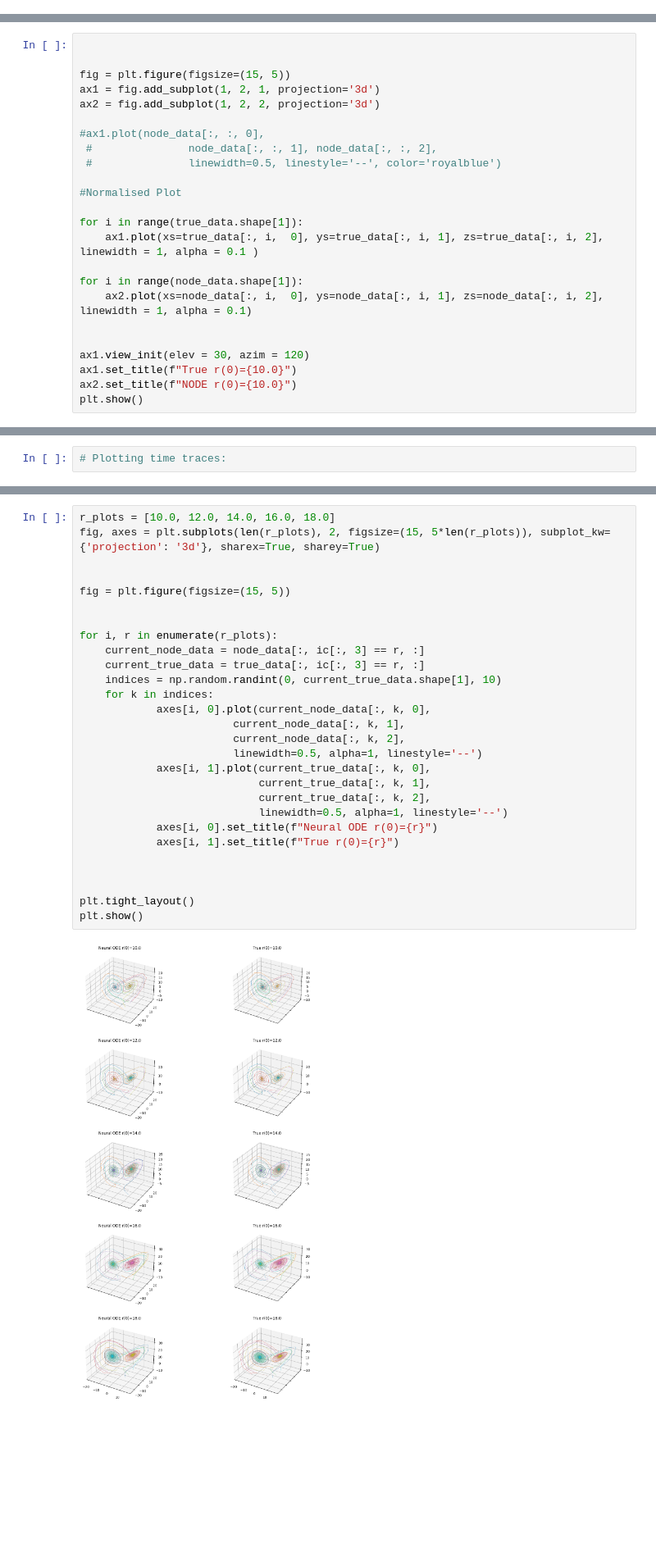
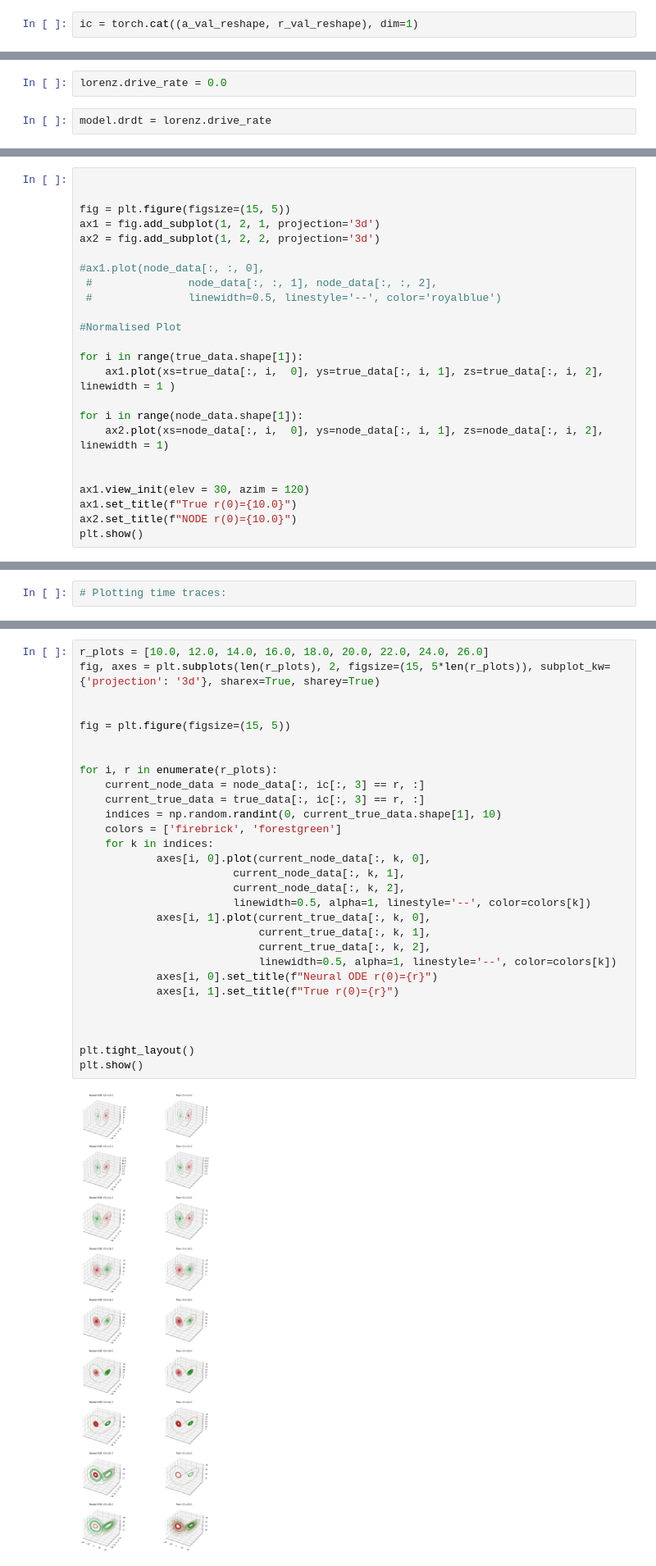
Before and after one commit to JPROSS18/JackRoss-PhD-Notes, a Jupyter notebook: NODE_Dynamic_Bifurcation_Parameter/NODE_v2_bif_lorenz_v1.ipynb, the cells around one changed output, grey strips where cells are left out. Shown at 82% size. Saved outputs shown, nothing was run; the diff lists cells and outputs as text; blank space fills up the shorter version.

Commit message:
Updating Lorenz

```diff
--- a/NODE_Dynamic_Bifurcation_Parameter/NODE_v2_bif_lorenz_v1.ipynb
+++ b/NODE_Dynamic_Bifurcation_Parameter/NODE_v2_bif_lorenz_v1.ipynb
@@ -149,0 +136,2 @@ ic = torch.cartesian_prod(a, a, a, r_val)
+# %%
+ic = torch.cat((a_val_reshape, r_val_reshape), dim=1)
@@ -150,3 +162,7 @@ ic = torch.cartesian_prod(a, a, a, r_val)
+# %%
+lorenz.drive_rate = 0.0
+# %%
+model.drdt = lorenz.drive_rate
 # %%
 t_Start_pred = 0; t_Final_pred = 20; dt_pred = 0.05
 t_eval_pred = torch.arange(t_Start_pred, t_Final_pred, dt_pred)
@@ -179,10 +196,10 @@ ax2 = fig.add_subplot(1, 2, 2, projection='3d')
 #Normalised Plot
 
 for i in range(true_data.shape[1]):
-    ax1.plot(xs=true_data[:, i,  0], ys=true_data[:, i, 1], zs=true_data[:, i, 2], linewidth = 1, alpha = 0.1 )
+    ax1.plot(xs=true_data[:, i,  0], ys=true_data[:, i, 1], zs=true_data[:, i, 2], linewidth = 1 )
 
 for i in range(node_data.shape[1]):
-    ax2.plot(xs=node_data[:, i,  0], ys=node_data[:, i, 1], zs=node_data[:, i, 2], linewidth = 1, alpha = 0.1)
+    ax2.plot(xs=node_data[:, i,  0], ys=node_data[:, i, 1], zs=node_data[:, i, 2], linewidth = 1)
 
 
 ax1.view_init(elev = 30, azim = 120)
@@ -200,31 +217,32 @@ true_data.shape
 # %%
-r_plots = [10.0, 12.0, 14.0, 16.0, 18.0]
+r_plots = [10.0, 12.0, 14.0, 16.0, 18.0, 20.0, 22.0, 24.0, 26.0]
 fig, axes = plt.subplots(len(r_plots), 2, figsize=(15, 5*len(r_plots)), subplot_kw={'projection': '3d'}, sharex=True, sharey=True)
 
 
 fig = plt.figure(figsize=(15, 5))
 
 
 for i, r in enumerate(r_plots):
     current_node_data = node_data[:, ic[:, 3] == r, :]
     current_true_data = true_data[:, ic[:, 3] == r, :]
     indices = np.random.randint(0, current_true_data.shape[1], 10)
+    colors = ['firebrick', 'forestgreen']
     for k in indices:
             axes[i, 0].plot(current_node_data[:, k, 0],
                         current_node_data[:, k, 1],
                         current_node_data[:, k, 2],
-                        linewidth=0.5, alpha=1, linestyle='--')
+                        linewidth=0.5, alpha=1, linestyle='--', color=colors[k])
             axes[i, 1].plot(current_true_data[:, k, 0],
                             current_true_data[:, k, 1],
                             current_true_data[:, k, 2],
-                            linewidth=0.5, alpha=1, linestyle='--')
+                            linewidth=0.5, alpha=1, linestyle='--', color=colors[k])
             axes[i, 0].set_title(f"Neural ODE r(0)={r}")
             axes[i, 1].set_title(f"True r(0)={r}")
 
 
 
 plt.tight_layout()
 plt.show()
 # %% [output]
-[figure, old version]
+[figure, new version]
 <Figure size 1500x500 with 0 Axes>
```
Also changed, not shown: parts of 31 cells of this notebook, 2 other files.
